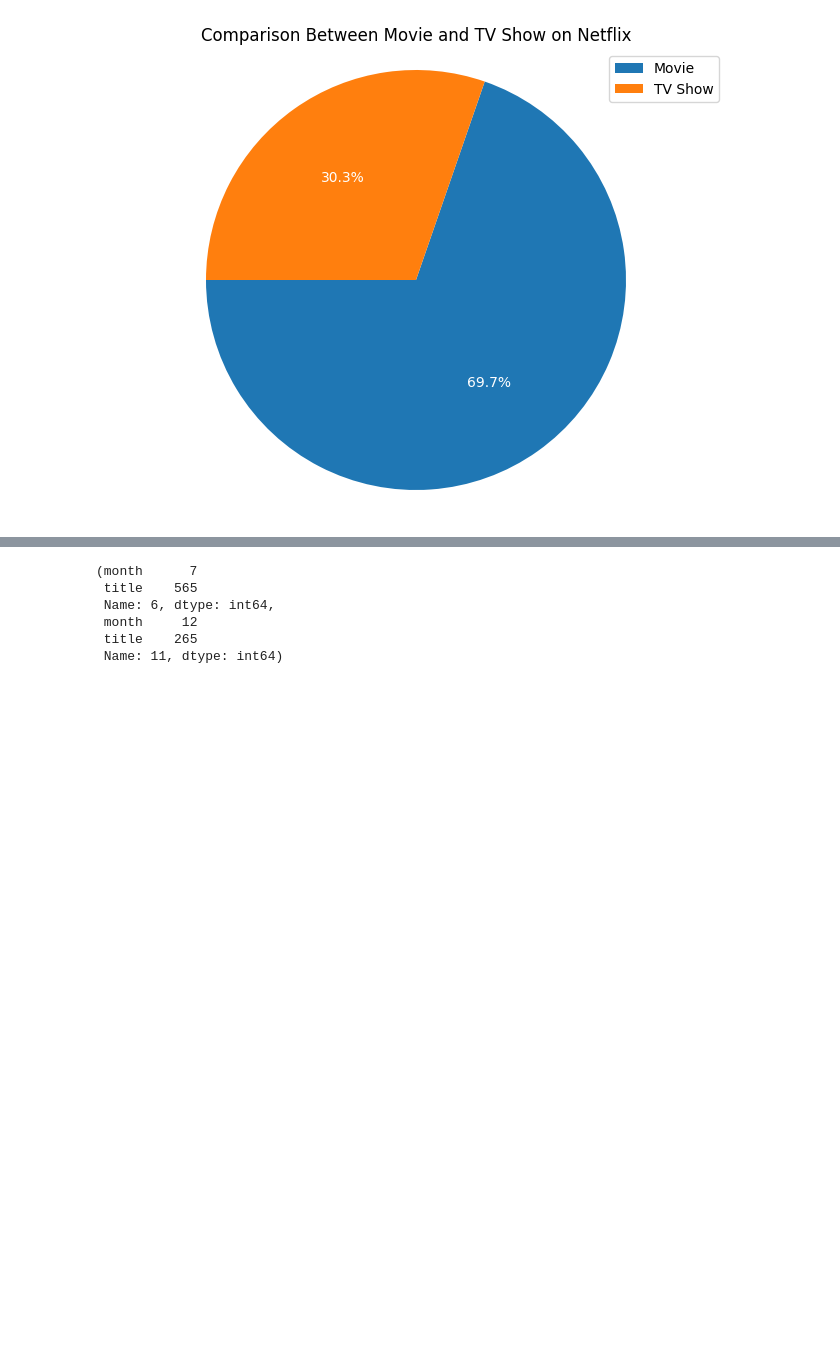
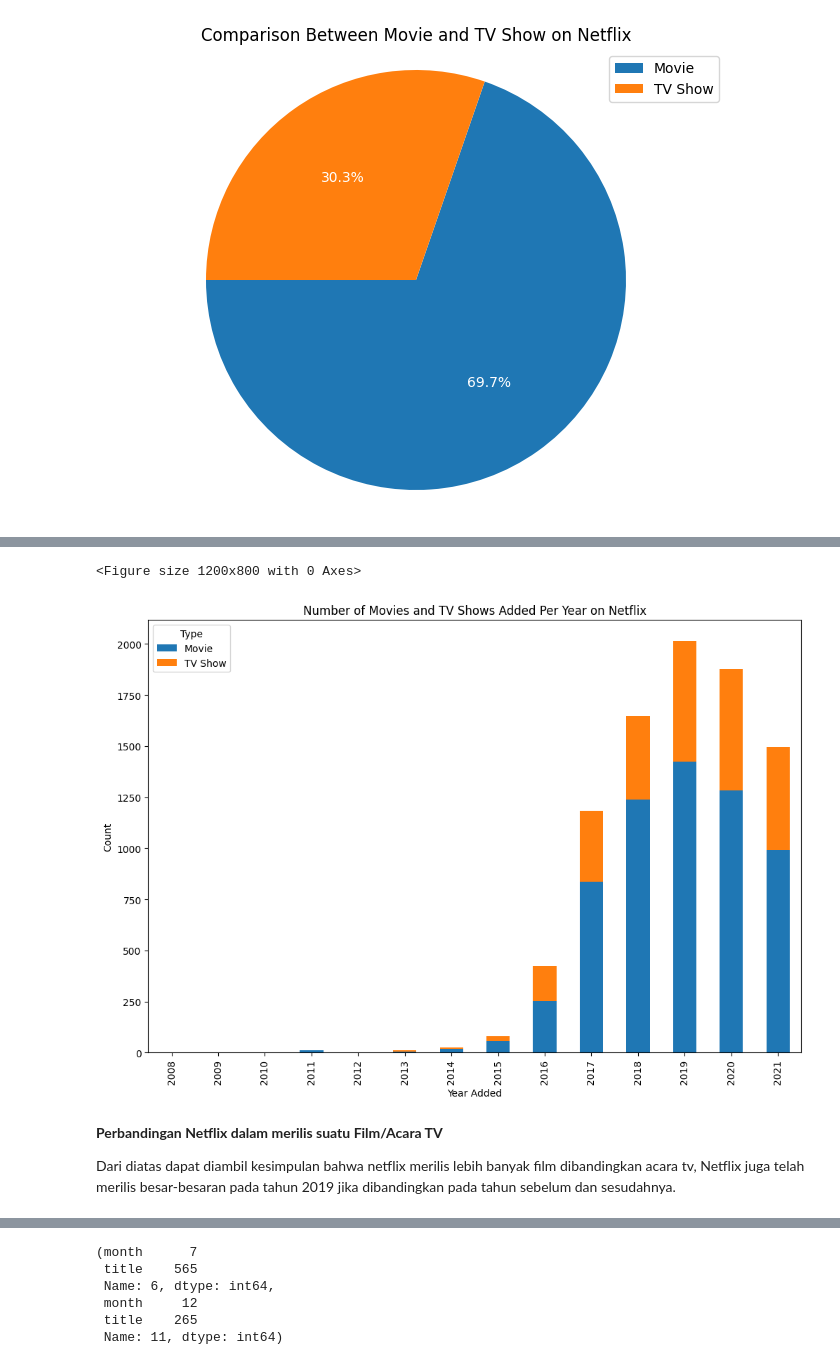
Before and after one commit to PatandyaW/Skripsikkk, a Jupyter notebook: Skripsik.ipynb, the cells around one changed output, grey strips where cells are left out. Cells and saved outputs as stored; diff of their text form; code cells hidden in the pictures; blank space fills up the shorter version.

```diff
--- a/Skripsik.ipynb
+++ b/Skripsik.ipynb
@@ -270,3 +301,14 @@ net_df.month_name_added.value_counts()
 | May | 632 |
 | February | 562 |
 dtype: int64
+# %%
+net_df["weather_group"] = net_df["month_added"].apply(
+    lambda x: "winter" if x <= 2 or x == 12
+    else "spring" if 3 <= x <= 5
+    else "summer" if 6 <= x <= 8
+    else "fall"
+)
+
+season_counts = net_df.groupby(by="weather_group")["show_id"].nunique().sort_values(ascending=False)
+
+season_counts
@@ -364,0 +388,22 @@ plt.show()
+# %%
+# Group by 'year_added' and 'type', then count the occurrences
+type_per_year = net_df.groupby(['year_added', 'type']).size().unstack(fill_value=0)
+
+# Plotting the data
+plt.figure(figsize=(12, 8))
+type_per_year.plot(kind='bar', stacked=True, color=['#1f77b4', '#ff7f0e'], figsize=(12, 8))
+
+# Add labels and title
+plt.xlabel('Year Added')
+plt.ylabel('Count')
+plt.title('Number of Movies and TV Shows Added Per Year on Netflix')
+plt.legend(title="Type")
+
+plt.show()
+# %% [output]
+<Figure size 1200x800 with 0 Axes>
+[figure, added]
+# %% [markdown]
+**Perbandingan Netflix dalam merilis suatu Film/Acara TV**
+
+Dari diatas dapat diambil kesimpulan bahwa netflix merilis lebih banyak film dibandingkan acara tv, Netflix juga telah merilis besar-besaran pada tahun 2019 jika dibandingkan pada tahun sebelum dan sesudahnya.
```
Also changed, not shown: parts of 16 cells of this notebook.
